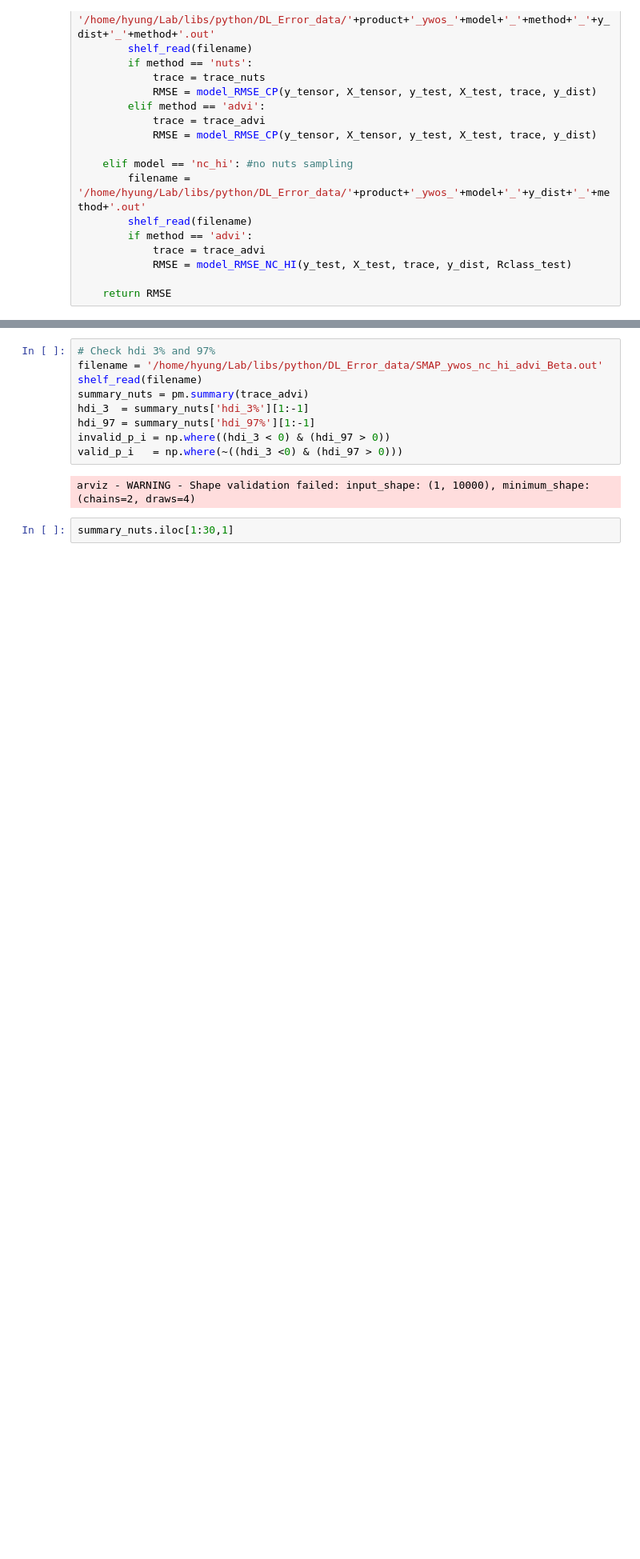
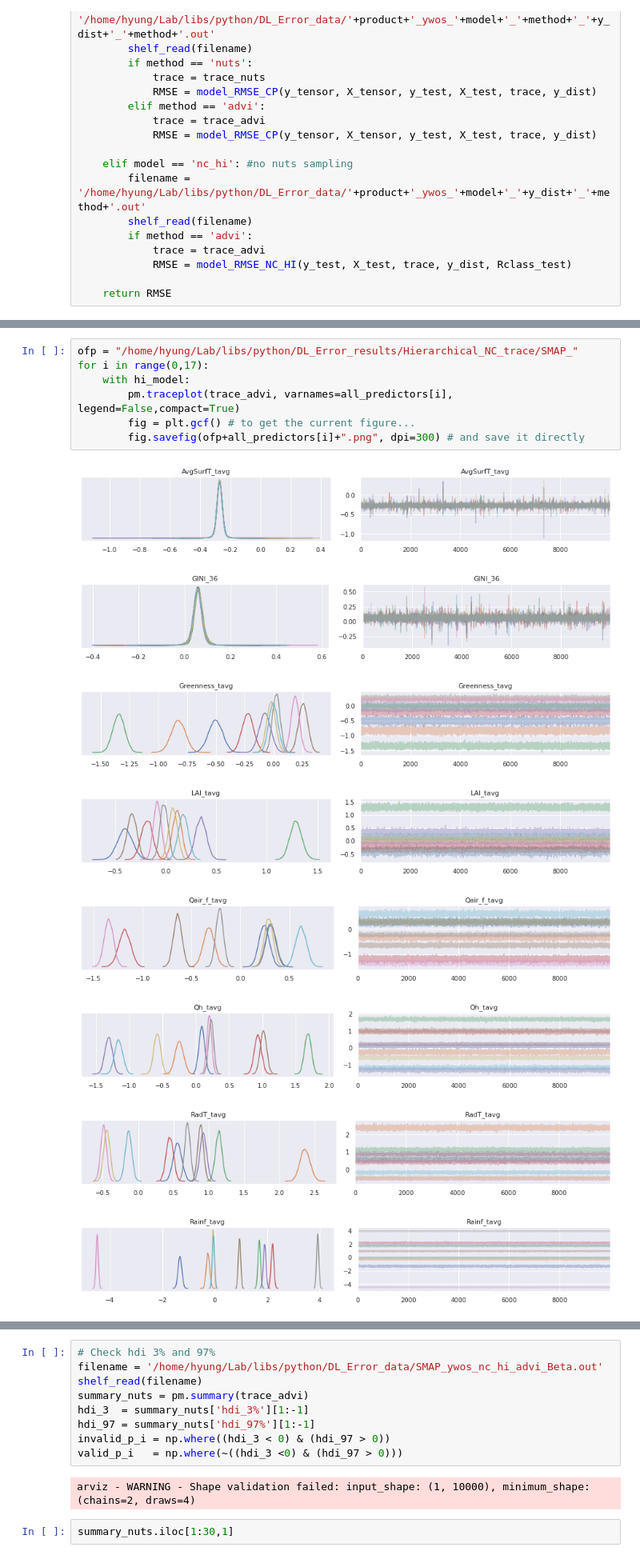
Before and after one commit to Hyunglok-Kim/DL_Error, a Jupyter notebook: analyse.ipynb, the cells around one changed output, grey strips where cells are left out. Shown at 80% size. Saved outputs shown, nothing was run; the diff lists cells and outputs as text; blank space fills up the shorter version.

```diff
--- a/analyse.ipynb
+++ b/analyse.ipynb
@@ -399,0 +401,16 @@ array([[0.12735209, 0.15009581, 0.13506944, 0.13683931],
+# %%
+ofp = "/home/hyung/Lab/libs/python/DL_Error_results/Hierarchical_NC_trace/SMAP_"
+for i in range(0,17):
+    with hi_model:
+        pm.traceplot(trace_advi, varnames=all_predictors[i], legend=False,compact=True)
+        fig = plt.gcf() # to get the current figure...
+        fig.savefig(ofp+all_predictors[i]+".png", dpi=300) # and save it directly
+# %% [output]
+[figure, added]
+[figure, added]
+[figure, added]
+[figure, added]
+[figure, added]
+[figure, added]
+[figure, added]
+[figure, added]
```
Also changed, not shown: parts of 5 cells of this notebook, 4 other files.
